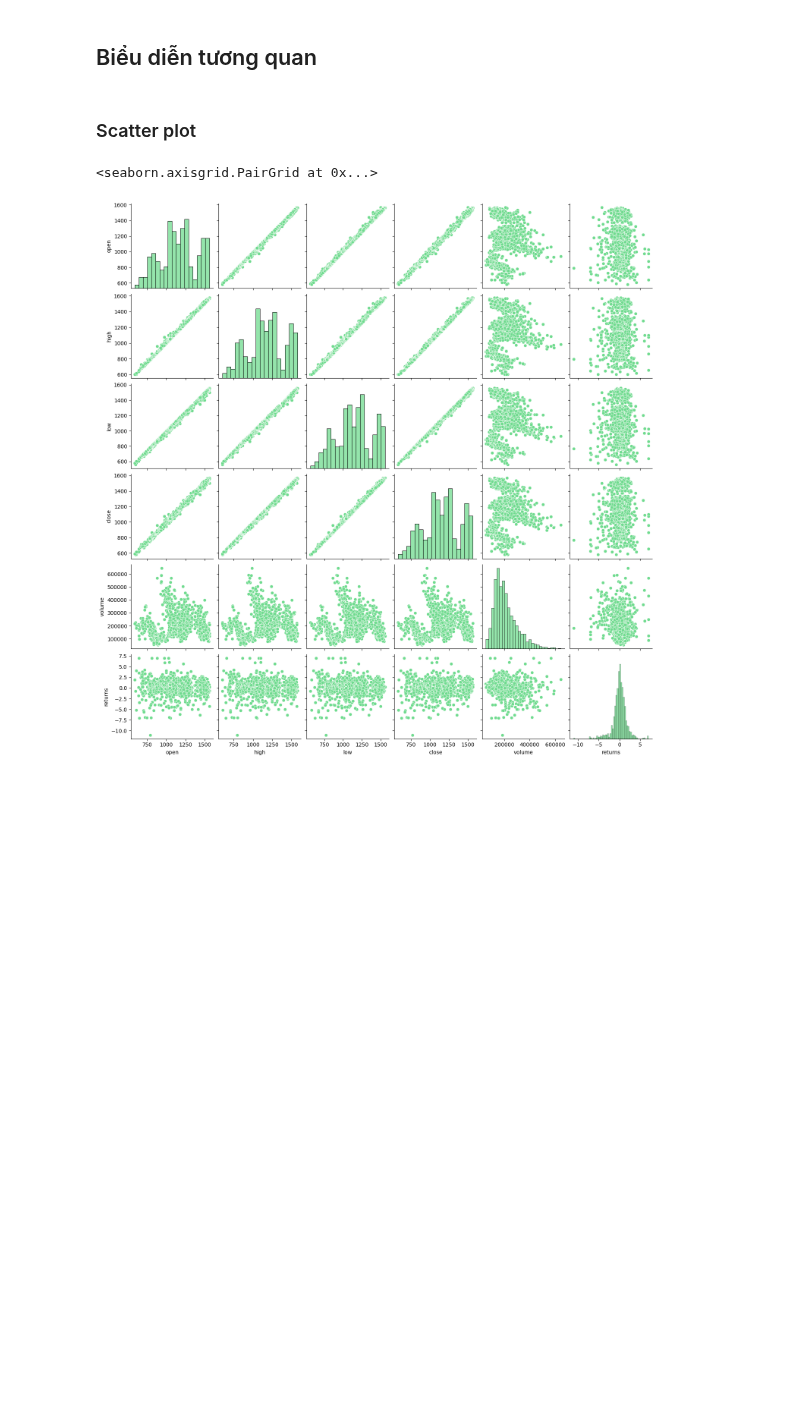
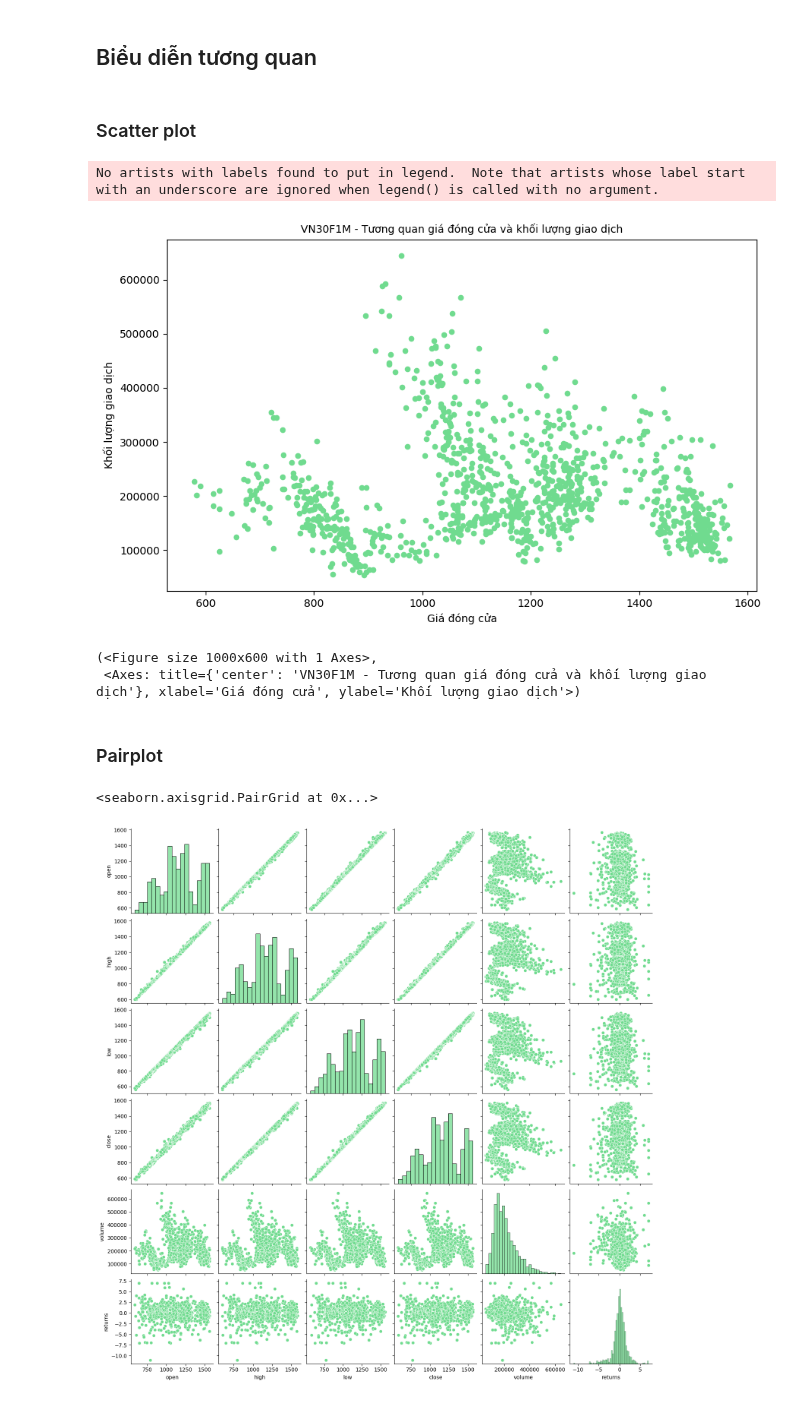
Before and after one commit to thinh-vu/vnstock, a Jupyter notebook: docs/5_visualization_data_exploration_vnstock3.ipynb, the cells around one changed output. Drawn from its saved outputs; the diff is of its cells as text; code cells hidden in the pictures; blank space fills up the shorter version.

```diff
--- a/docs/5_visualization_data_exploration_vnstock3.ipynb
+++ b/docs/5_visualization_data_exploration_vnstock3.ipynb
@@ -361,6 +367,20 @@ df.viz.help('treemap')
 ## Biểu diễn tương quan
 # %% [markdown]
 ### Scatter plot
+# %%
+df.viz.scatter(x='close', y='volume',
+               title='VN30F1M - Tương quan giá đóng cửa và khối lượng giao dịch',
+               xlabel='Giá đóng cửa',
+               ylabel='Khối lượng giao dịch',
+               figsize=(10, 6),
+               color_palette='stock')
+# %% [output]
+No artists with labels found to put in legend.  Note that artists whose label start with an underscore are ignored when legend() is called with no argument.
+[figure, added]
+(<Figure size 1000x600 with 1 Axes>,
+ <Axes: title={'center': 'VN30F1M - Tương quan giá đóng cửa và khối lượng giao dịch'}, xlabel='Giá đóng cửa', ylabel='Khối lượng giao dịch'>)
+# %% [markdown]
+### Pairplot
 # %%
 df.viz.pairplot()
 # %% [output]
```
Also changed, not shown: parts of 12 cells of this notebook, 9 other files.
